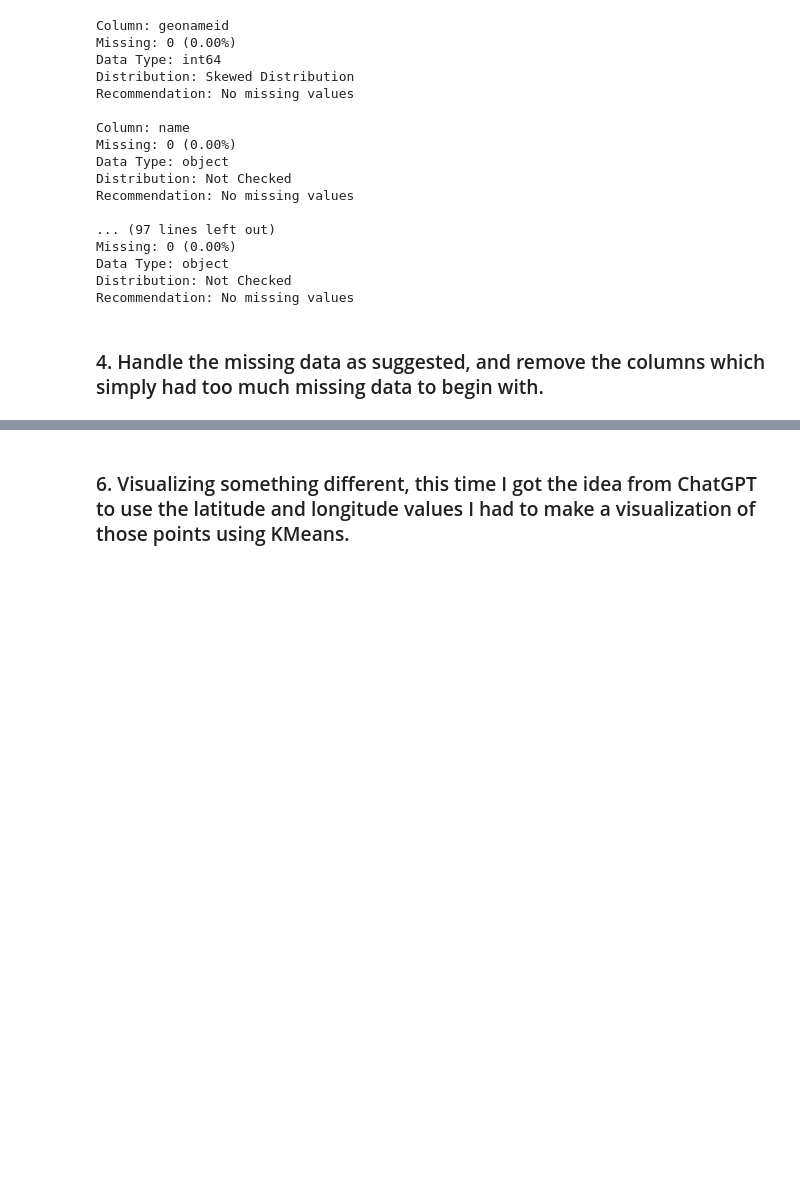
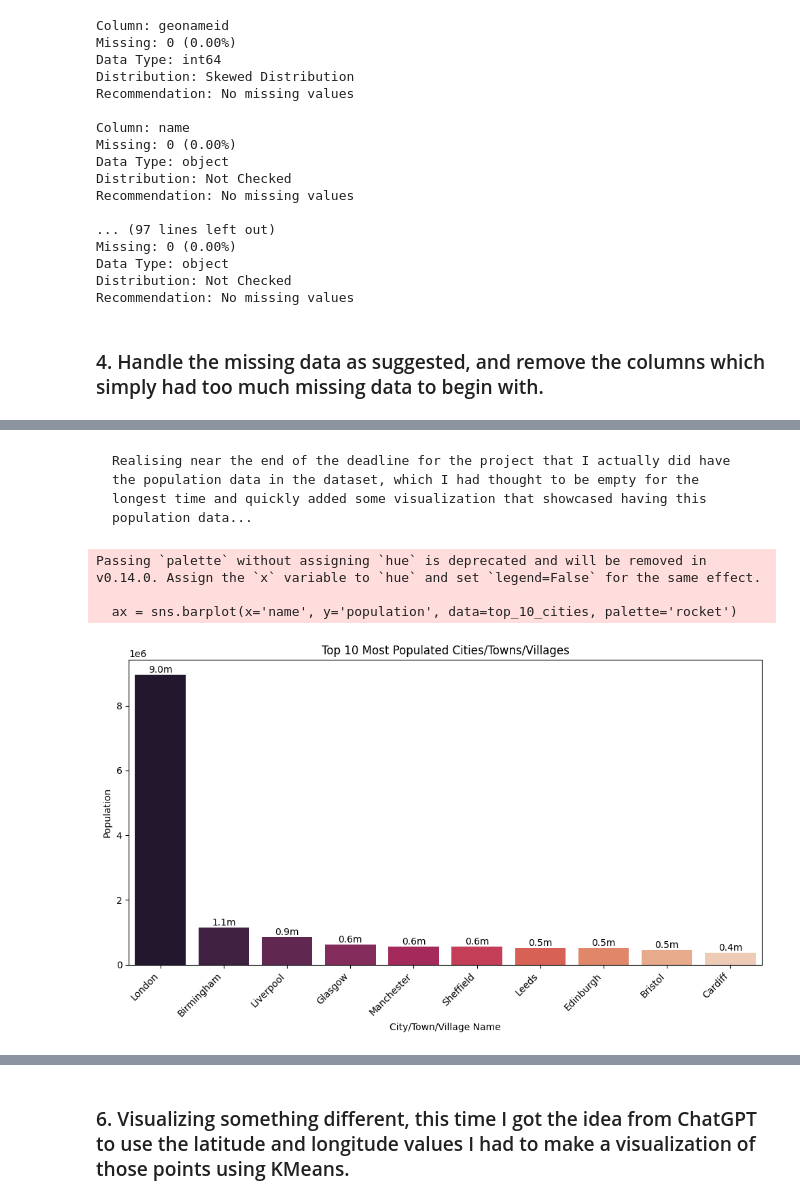
Before and after one commit to oskariOAK/Miniprojekti, a Jupyter notebook: Miniproject/Miniproject.ipynb, the cells around one changed output, grey strips where cells are left out. Drawn from its saved outputs; the diff is of its cells as text; code cells hidden in the pictures; blank space fills up the shorter version.

```diff
--- a/Miniproject/Miniproject.ipynb
+++ b/Miniproject/Miniproject.ipynb
@@ -252,0 +253,31 @@ Passing `palette` without assigning `hue` is deprecated and will be removed in v
+# %% [markdown]
+    Realising near the end of the deadline for the project that I actually did have the population data in the dataset, which I had thought to be empty for the longest time and quickly added some visualization that showcased having this population data...
+# %%
+# Filter for places that are cities, towns, or villages
+cities = df[df['feature class'] == 'P'].copy()
+
+# Sort by population in descending order and get the top 10
+top_10_cities = cities.sort_values(by='population', ascending=False).head(10)
+
+# Create the bar graph using Seaborn
+plt.figure(figsize=(10, 6))
+ax = sns.barplot(x='name', y='population', data=top_10_cities, palette='rocket')
+plt.xlabel('City/Town/Village Name')
+plt.ylabel('Population')
+plt.title('Top 10 Most Populated Cities/Towns/Villages')
+plt.xticks(rotation=45, ha='right')
+plt.tight_layout()
+
+# Add population counts in millions at the end of each bar
+for p in ax.patches:
+    height = p.get_height()
+    ax.text(p.get_x() + p.get_width() / 2., height,
+            f'{height / 1e6:.1f}m',  # Format to millions
+            ha='center', va='bottom')
+
+plt.show()
+# %% [output]
+Passing `palette` without assigning `hue` is deprecated and will be removed in v0.14.0. Assign the `x` variable to `hue` and set `legend=False` for the same effect.
+
+  ax = sns.barplot(x='name', y='population', data=top_10_cities, palette='rocket')
+[figure, added]
```
Also changed, not shown: parts of 16 cells of this notebook.
